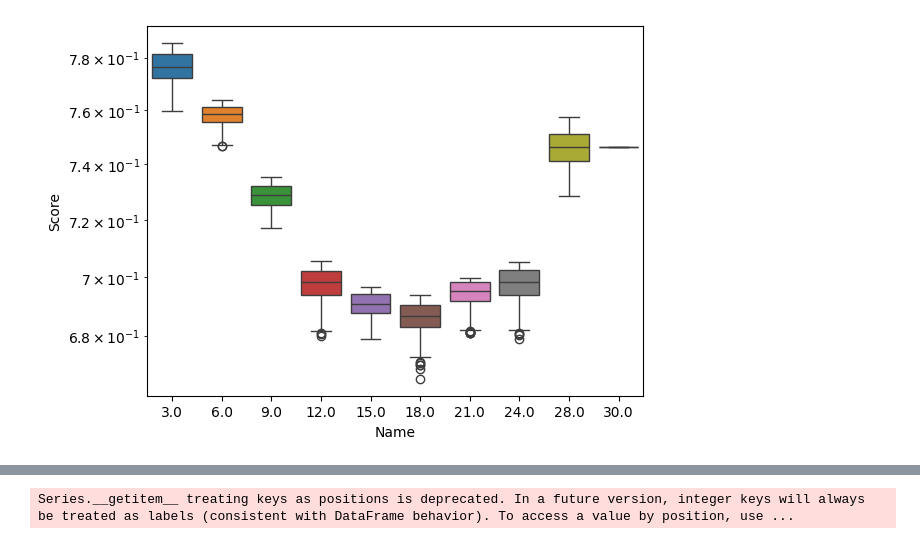
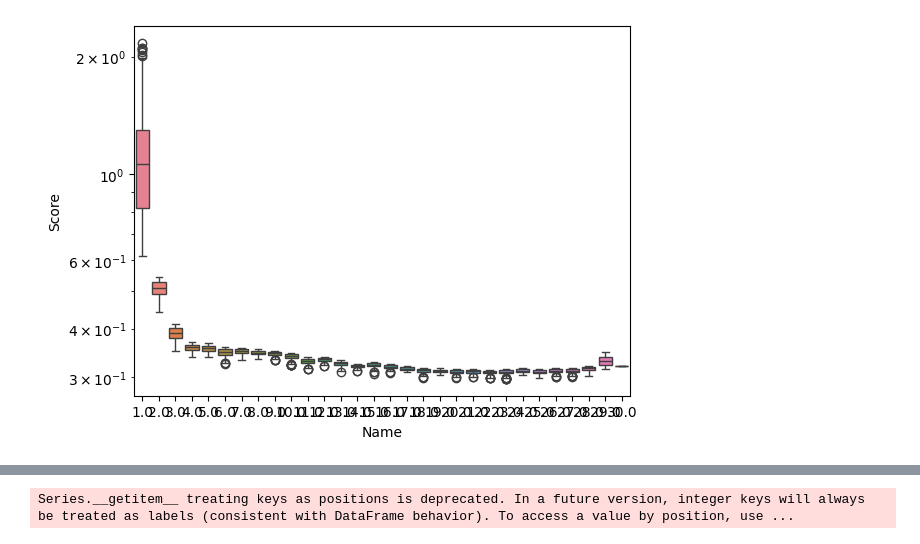
Before and after one commit to AntreasAntoniou/GATE, a Jupyter notebook: notebooks/analysis3.ipynb, the cells around one changed output, grey strips where cells are left out. Saved outputs shown, nothing was run; the diff lists cells and outputs as text; code cells hidden in the pictures.

```diff
--- a/notebooks/analysis3.ipynb
+++ b/notebooks/analysis3.ipynb
@@ -5,7 +5,7 @@ import matplotlib.pyplot as plt
 import seaborn as sns
 
 # Load your dataset
-data = pd.read_csv('/Users/antreasantoniou/Downloads/gate-evolve-output.csv')
+data = pd.read_csv('/Users/antreasantoniou/Work/forge/GATE/notebooks/gate-nn-evolve-0.csv')
 # %%
 def display_custom(df):
     # visualize using tabulate for ipython noteboooks
@@ -16,3 +16,9 @@ def display_custom(df):
         display(
             df
         )
+
+data["Name"] = data["Name"].str.replace("gate-evolve-nn-k=", "")
+# set name to int and then sort
+data["Name"] = data["Name"].astype(int)
+data = data.sort_values(by="Name")
+display_custom(data)
@@ -19,26 +43,26 @@ def display_custom(df):
 # %%
 # Initialize a DataFrame to store the simulated data
 sim_data = pd.DataFrame()
 
 # For each row in the data, simulate a dataset and add it to sim_data
 for idx, row in data.iterrows():
     # Use the normal distribution to simulate data
-    if int(row["Name"]) > 2:
+    if int(row["Name"]) > 0:
         simulated = np.random.normal(loc=row['mean_score'], scale=row['std_score'], size=1000)
         # Clip the simulated data at the min and max values
         simulated = np.clip(simulated, row['min_score'], row['max_score'])
         # Add the simulated data to the DataFrame
         sim_data[str(row['Name'])] = pd.Series(simulated)
 
 # Plot a boxplot of the simulated data
 # plt.figure(figsize=(10,6))
 sns.boxplot(data=sim_data)
 plt.xlabel('Name')
 plt.ylabel('Score')
 plt.yscale('log')
 plt.show()
 # %% [output]
-[figure, old version]
+[figure, new version]
 # %%
 import plotly.graph_objects as go
 from plotly.subplots import make_subplots
```
Also changed, not shown: parts of 14 cells of this notebook, 2 other files.
